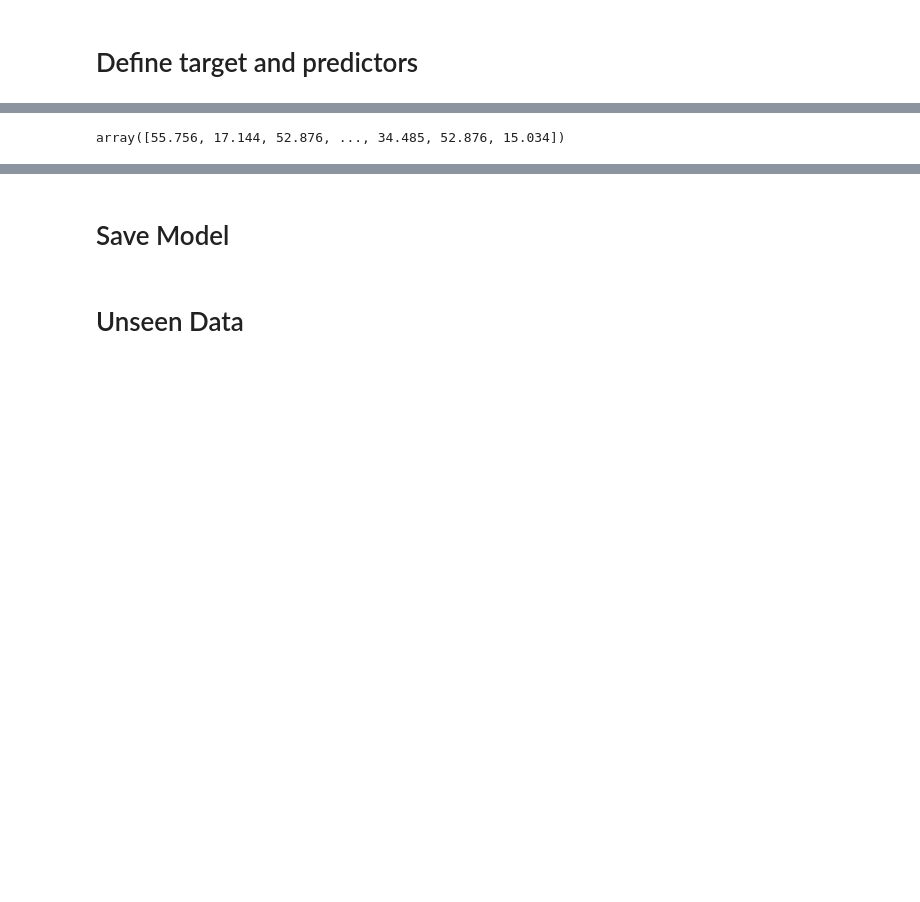
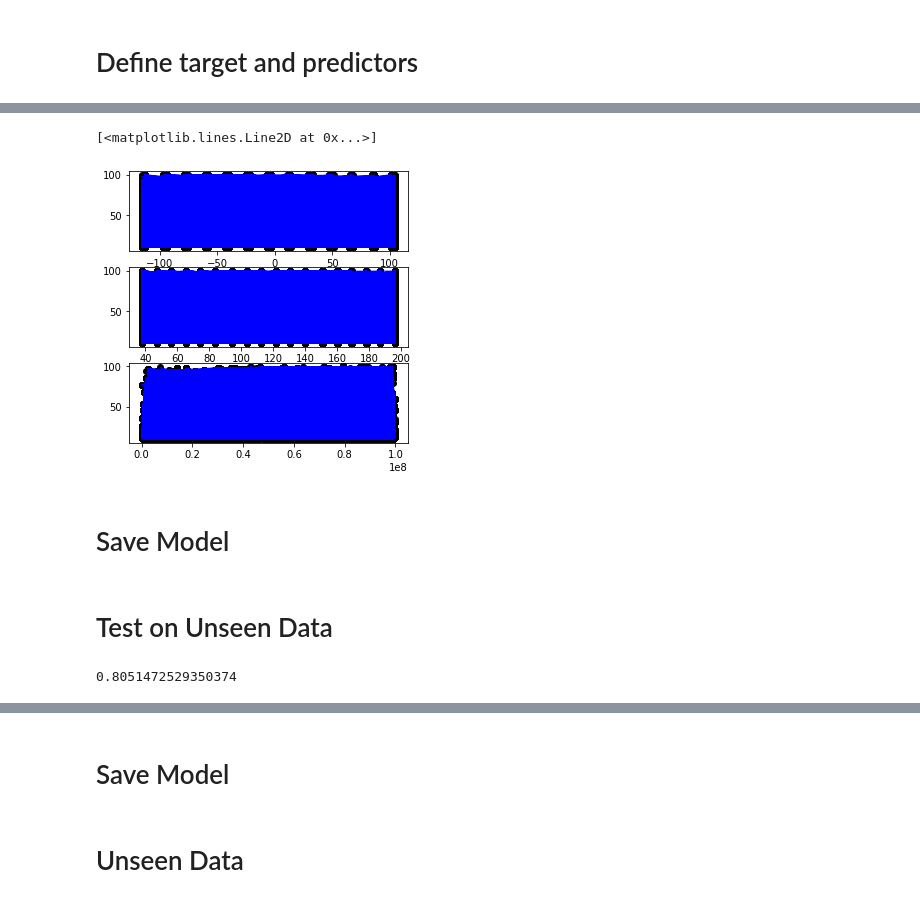
Before and after one commit to shrutirao94/km3net-neutrino-detection, a Jupyter notebook: notebooks/energy_inference/non_linear_regression.ipynb, the cells around one changed output, grey strips where cells are left out. Saved outputs shown, nothing was run; the diff lists cells and outputs as text; code cells hidden in the pictures; blank space fills up the shorter version.

```diff
--- a/notebooks/energy_inference/non_linear_regression.ipynb
+++ b/notebooks/energy_inference/non_linear_regression.ipynb
@@ -61,3 +41,9 @@ df.describe()
+# %%
+y = df['energy']
+
+# X = df[['pos_x', 'pos_y', 'time']]
+# X = df[['pos_x', 'pos_z', 'time']]
+X = df[['pos_y', 'pos_z', 'time']]
 # %% [markdown]
 # Split Dataset
 
@@ -112,4 +108,16 @@ R2:  0.9361644917732885
-# %%
-pred_test_tree
-# %% [output]
-array([55.756, 17.144, 52.876, ..., 34.485, 52.876, 15.034])
+# %%
+fig, (ax1, ax2, ax3) = plt.subplots(3, 1, figsize=(5,5))
+
+ax1.scatter(X_test['pos_y'], y_test,  color='black')
+ax1.plot(X_test['pos_y'], pred_test_tree , color='blue', linewidth=1)
+
+ax2.scatter(X_test['pos_z'], y_test,  color='black')
+ax2.plot(X_test['pos_z'], pred_test_tree , color='blue', linewidth=1)
+
+ax3.scatter(X_test['time'], y_test,  color='black')
+ax3.plot(X_test['time'], pred_test_tree , color='blue', linewidth=1)
+# %% [output]
+[<matplotlib.lines.Line2D at 0x...>]
+[figure, added]
+# %% [markdown]
+# Save Model
@@ -115,0 +127,8 @@ array([55.756, 17.144, 52.876, ..., 34.485, 52.876, 15.034])
+# %% [markdown]
+# Test on Unseen Data
+# %%
+loaded_model = pickle.load(open(filename, 'rb'))
+result = loaded_model.score(X_test, y_test)
+print(result)
+# %% [output]
+0.8051472529350374
```
Also changed, not shown: parts of 30 cells of this notebook.
